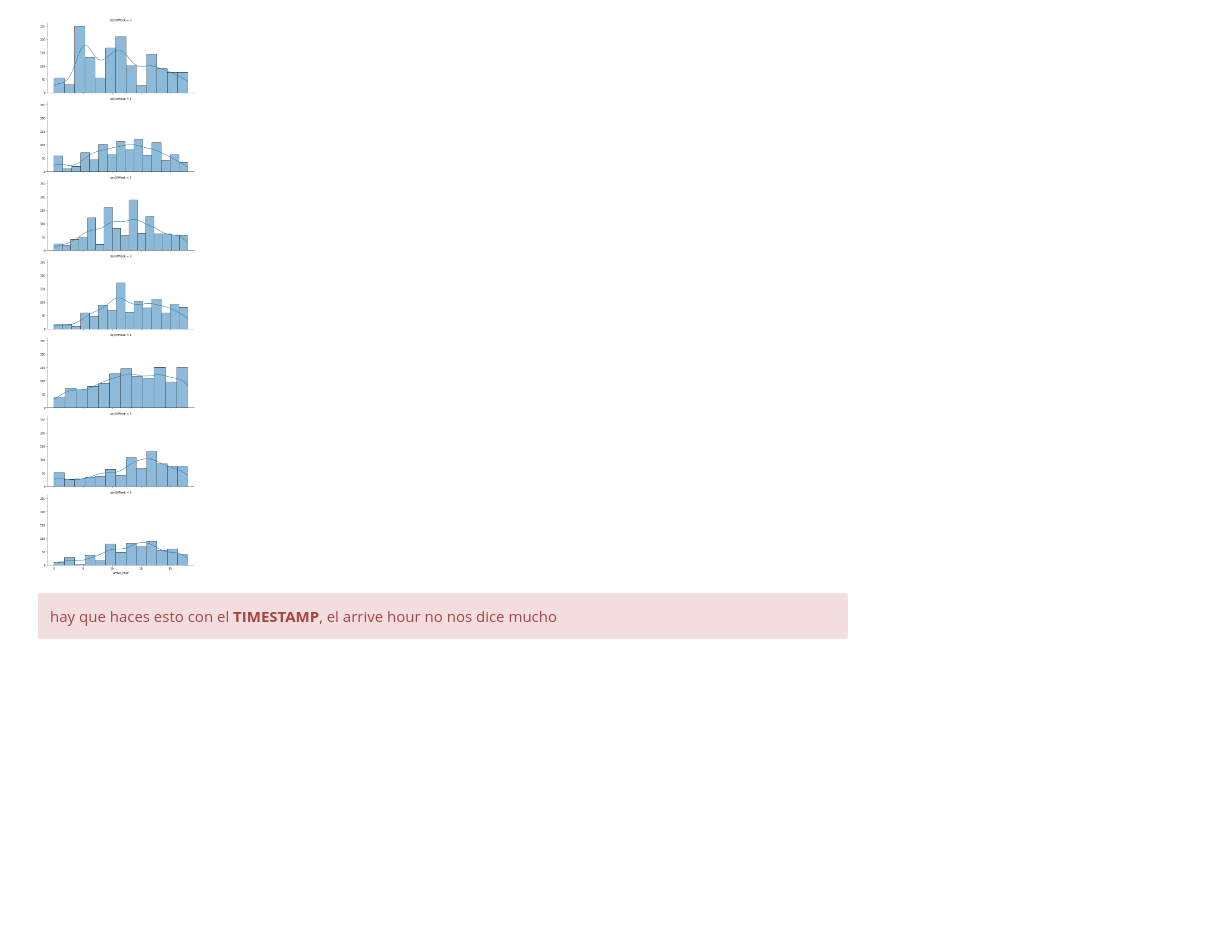
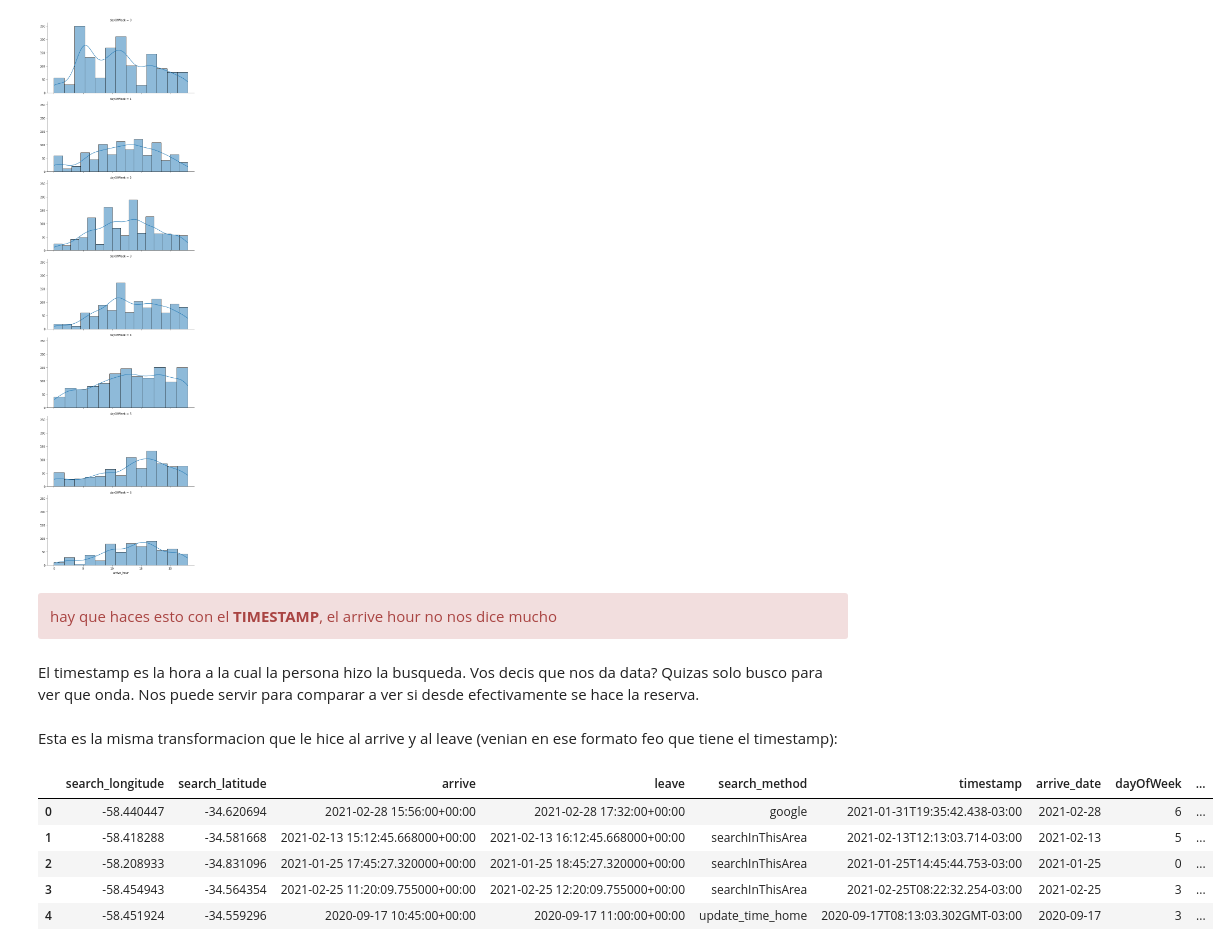
Before and after one commit to julietahocsman/goproject, a Jupyter notebook: notebooks/EDA BA.ipynb, the cells around one changed output. Saved outputs shown, nothing was run; the diff lists cells and outputs as text; code cells hidden in the pictures; blank space fills up the shorter version.

```diff
--- a/notebooks/EDA BA.ipynb
+++ b/notebooks/EDA BA.ipynb
@@ -98,3 +98,16 @@ g.map(sns.histplot, "arrive_hour", kde=True)
 <div class="alert alert-danger" role="alert">
     hay que haces esto con el <strong>TIMESTAMP</strong>, el arrive hour no nos dice mucho
 </div>
+# %% [markdown]
+El timestamp es la hora a la cual la persona hizo la busqueda. Vos decis que nos da data? Quizas solo busco para ver que onda. Nos puede servir para comparar a ver si desde efectivamente se hace la reserva.
+# %% [markdown]
+Esta es la misma transformacion que le hice al arrive y al leave (venian en ese formato feo que tiene el timestamp):
+# %%
+data.head()
+# %% [output]
+|  | search_longitude | search_latitude | arrive | leave | search_method | timestamp | arrive_date | dayOfWeek | ... |
+| 0 | -58.440447 | -34.620694 | 2021-02-28 15:56:00+00:00 | 2021-02-28 17:32:00+00:00 | google | 2021-01-31T19:35:42.438-03:00 | 2021-02-28 | 6 | ... |
+| 1 | -58.418288 | -34.581668 | 2021-02-13 15:12:45.668000+00:00 | 2021-02-13 16:12:45.668000+00:00 | searchInThisArea | 2021-02-13T12:13:03.714-03:00 | 2021-02-13 | 5 | ... |
+| 2 | -58.208933 | -34.831096 | 2021-01-25 17:45:27.320000+00:00 | 2021-01-25 18:45:27.320000+00:00 | searchInThisArea | 2021-01-25T14:45:44.753-03:00 | 2021-01-25 | 0 | ... |
+| 3 | -58.454943 | -34.564354 | 2021-02-25 11:20:09.755000+00:00 | 2021-02-25 12:20:09.755000+00:00 | searchInThisArea | 2021-02-25T08:22:32.254-03:00 | 2021-02-25 | 3 | ... |
+| 4 | -58.451924 | -34.559296 | 2020-09-17 10:45:00+00:00 | 2020-09-17 11:00:00+00:00 | update_time_home | 2020-09-17T08:13:03.302GMT-03:00 | 2020-09-17 | 3 | ... |
```
Also changed, not shown: parts of 6 cells of this notebook, 3 other files.
